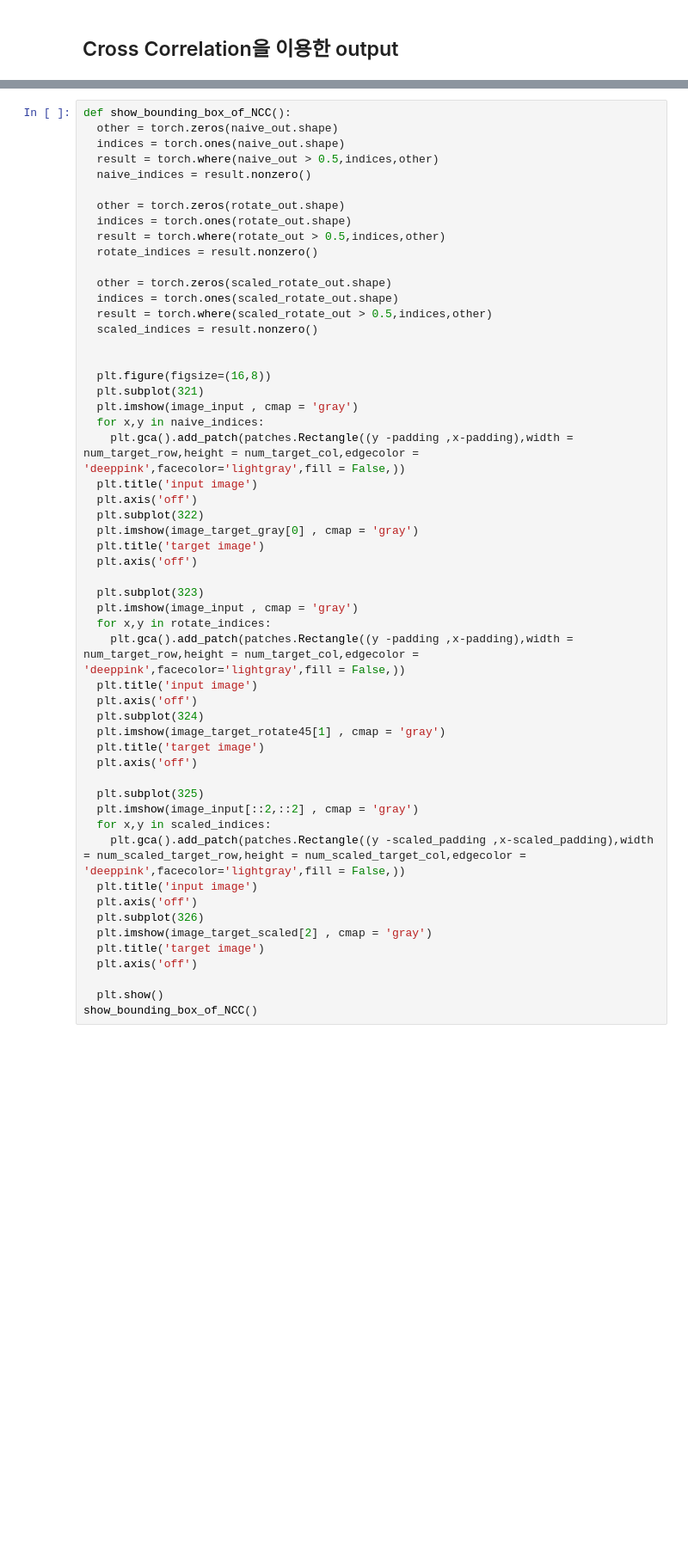
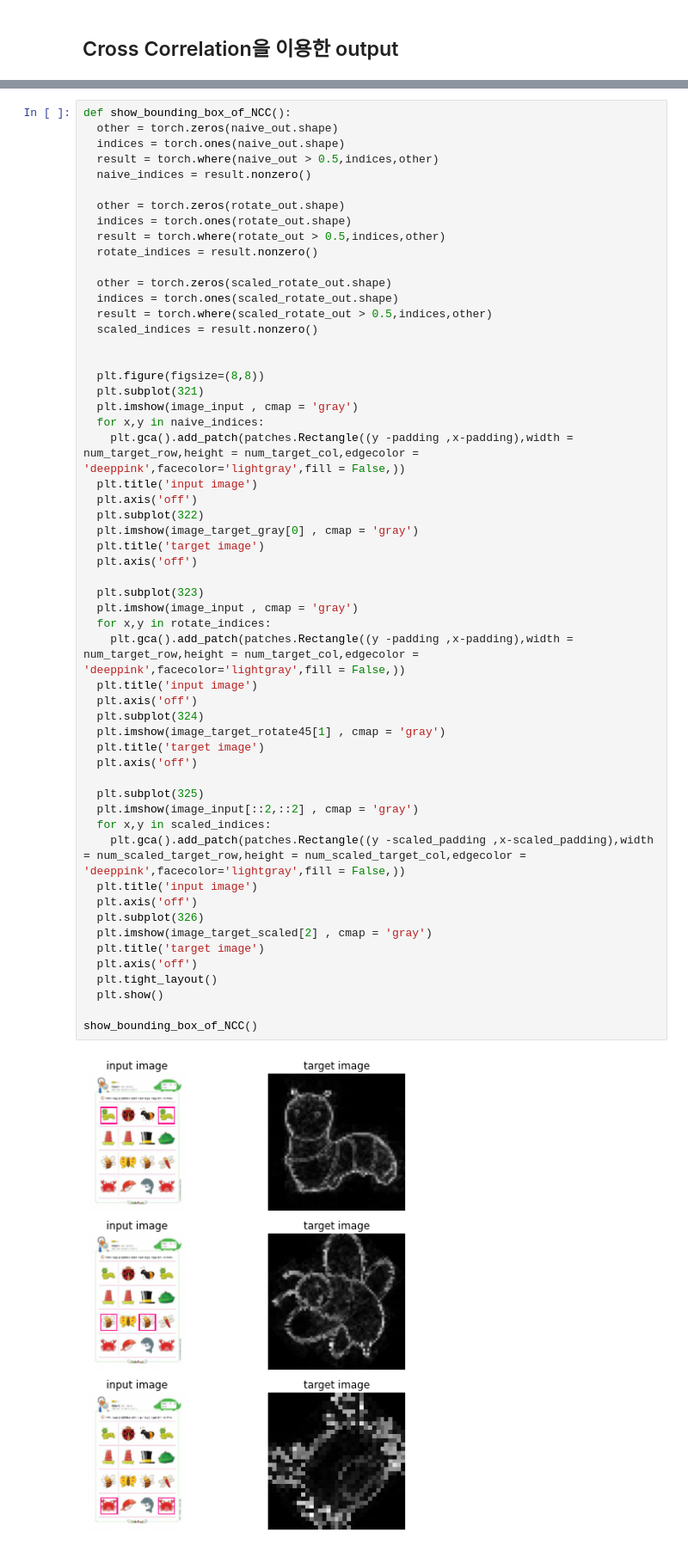
Before and after one commit to alzee03/object-detection-human-interface-media, a Jupyter notebook: find_same_picture.ipynb, the cells around one changed output, grey strips where cells are left out. Shown: that part at 86% size. Cells and saved outputs as stored; diff of their text form; blank space fills up the shorter version.

```diff
--- a/find_same_picture.ipynb
+++ b/find_same_picture.ipynb
@@ -302,7 +310,7 @@ def show_bounding_box_of_NCC():
   scaled_indices = result.nonzero()
 
 
-  plt.figure(figsize=(16,8))
+  plt.figure(figsize=(8,8))
   plt.subplot(321)
   plt.imshow(image_input , cmap = 'gray')
   for x,y in naive_indices:
@@ -310,31 +318,34 @@ def show_bounding_box_of_NCC():
   plt.title('input image')
   plt.axis('off')
   plt.subplot(322)
   plt.imshow(image_target_gray[0] , cmap = 'gray')
   plt.title('target image')
   plt.axis('off')
 
   plt.subplot(323)
   plt.imshow(image_input , cmap = 'gray')
   for x,y in rotate_indices:
     plt.gca().add_patch(patches.Rectangle((y -padding ,x-padding),width = num_target_row,height = num_target_col,edgecolor = 'deeppink',facecolor='lightgray',fill = False,))
   plt.title('input image')
   plt.axis('off')
   plt.subplot(324)
   plt.imshow(image_target_rotate45[1] , cmap = 'gray')
   plt.title('target image')
   plt.axis('off')
 
   plt.subplot(325)
   plt.imshow(image_input[::2,::2] , cmap = 'gray')
   for x,y in scaled_indices:
     plt.gca().add_patch(patches.Rectangle((y -scaled_padding ,x-scaled_padding),width = num_scaled_target_row,height = num_scaled_target_col,edgecolor = 'deeppink',facecolor='lightgray',fill = False,))
   plt.title('input image')
   plt.axis('off')
   plt.subplot(326)
   plt.imshow(image_target_scaled[2] , cmap = 'gray')
   plt.title('target image')
   plt.axis('off')
+  plt.tight_layout()
+  plt.show()
 
-  plt.show()
 show_bounding_box_of_NCC()
+# %% [output]
+[figure, added]
```
Also changed, not shown: parts of 10 cells of this notebook, 12 other files.
